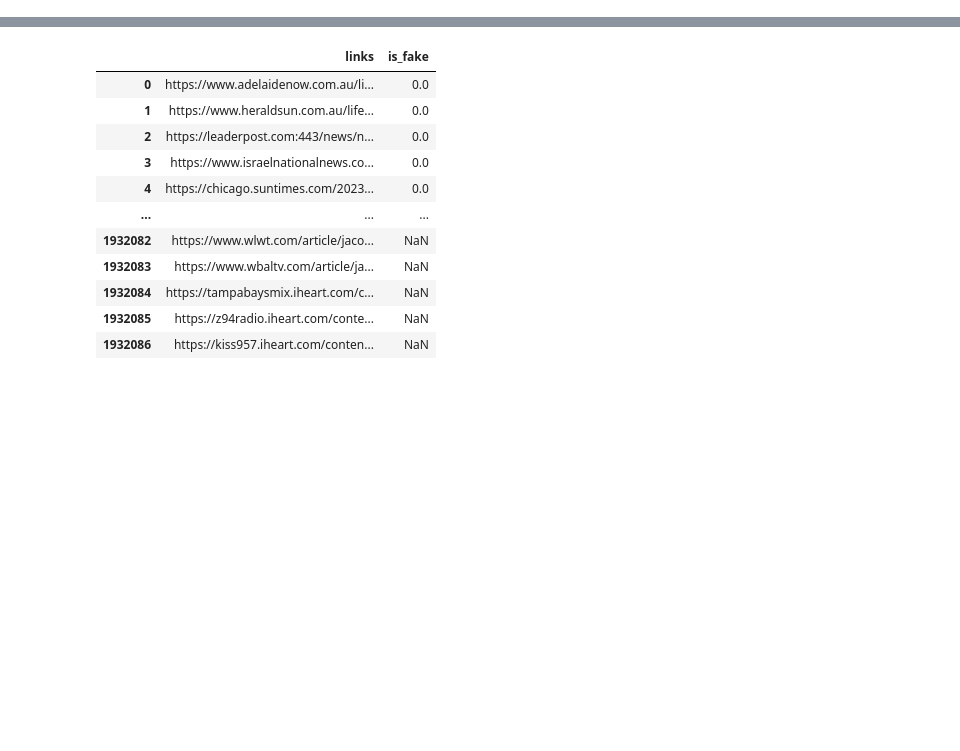
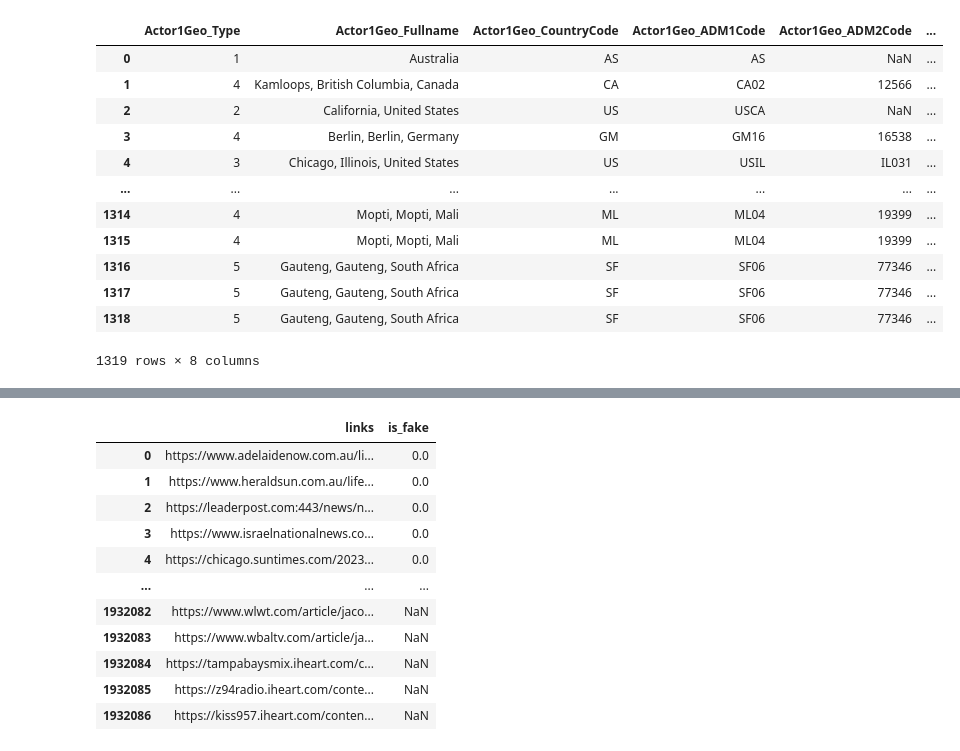
Before and after one commit to MatthiasPicard/fake-news-detection, a Jupyter notebook: urls.ipynb, the cells around one changed output, grey strips where cells are left out. Saved outputs shown, nothing was run; the diff lists cells and outputs as text; code cells hidden in the pictures; blank space fills up the shorter version.

```diff
--- a/urls.ipynb
+++ b/urls.ipynb
@@ -56,0 +82,17 @@ df_test_event = pd.read_csv("gdelt_data_event/20231001000000.export.CSV", delimi
+# %%
+df_test_event[["Actor1Geo_Type","Actor1Geo_Fullname","Actor1Geo_CountryCode","Actor1Geo_ADM1Code","Actor1Geo_ADM2Code",
+"Actor1Geo_Lat","Actor1Geo_Long","Actor1Geo_FeatureID"]]
+# %% [output]
+|  | Actor1Geo_Type | Actor1Geo_Fullname | Actor1Geo_CountryCode | Actor1Geo_ADM1Code | Actor1Geo_ADM2Code | ... |
+| 0 | 1 | Australia | AS | AS | NaN | ... |
+| 1 | 4 | Kamloops, British Columbia, Canada | CA | CA02 | 12566 | ... |
+| 2 | 2 | California, United States | US | USCA | NaN | ... |
+| 3 | 4 | Berlin, Berlin, Germany | GM | GM16 | 16538 | ... |
+| 4 | 3 | Chicago, Illinois, United States | US | USIL | IL031 | ... |
+| ... | ... | ... | ... | ... | ... | ... |
+| 1314 | 4 | Mopti, Mopti, Mali | ML | ML04 | 19399 | ... |
+| 1315 | 4 | Mopti, Mopti, Mali | ML | ML04 | 19399 | ... |
+| 1316 | 5 | Gauteng, Gauteng, South Africa | SF | SF06 | 77346 | ... |
+| 1317 | 5 | Gauteng, Gauteng, South Africa | SF | SF06 | 77346 | ... |
+| 1318 | 5 | Gauteng, Gauteng, South Africa | SF | SF06 | 77346 | ... |
+1319 rows × 8 columns
```
Also changed, not shown: parts of 12 cells of this notebook, 7 other files.
